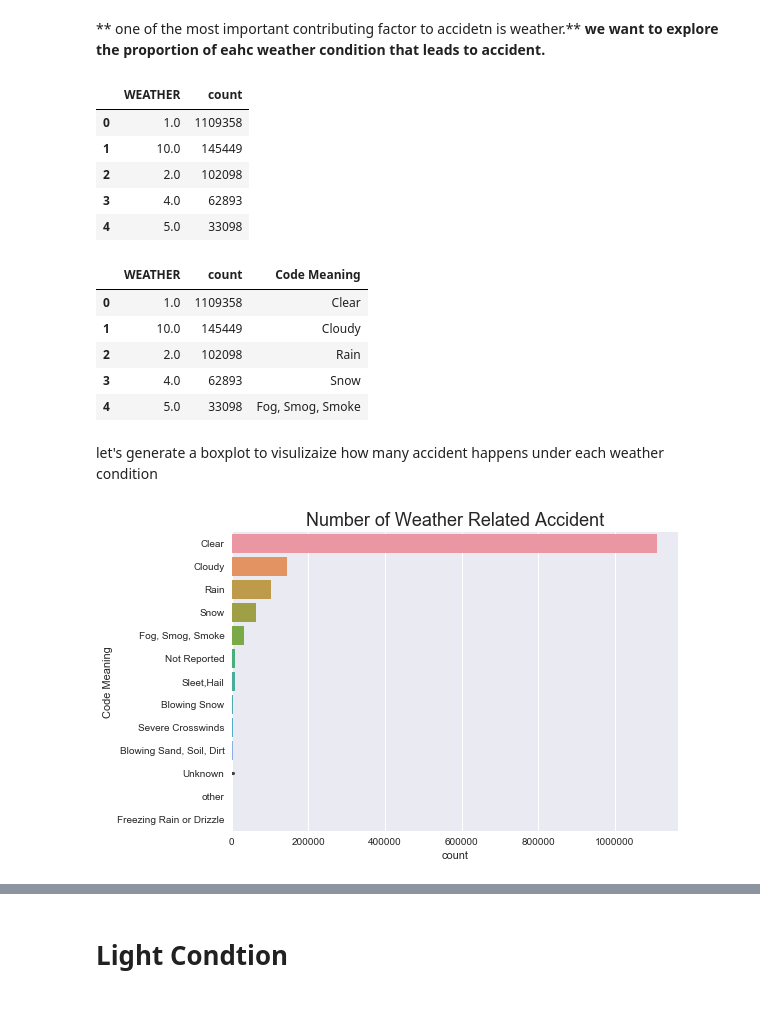
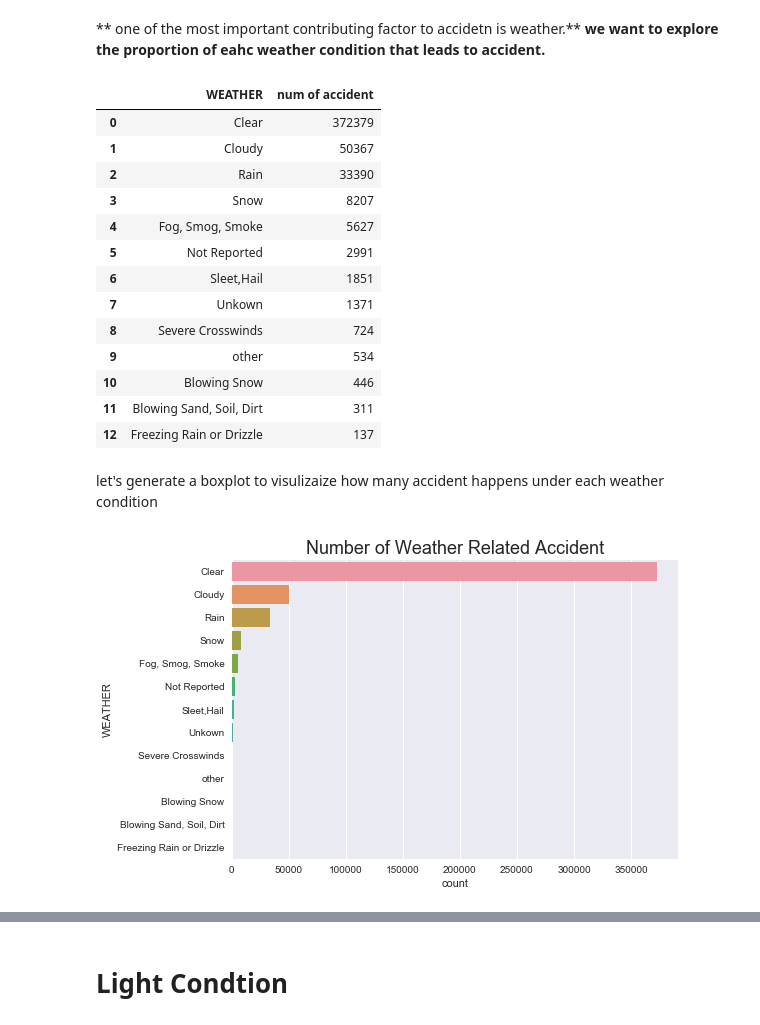
Before and after one commit to junemore/traffic-accidents-analysis, a Jupyter notebook: Notebook4_Non Human-factor Accidents.ipynb, the cells around one changed output, grey strips where cells are left out. Cells and saved outputs as stored; diff of their text form; code cells hidden in the pictures.

```diff
--- a/Notebook4_Non Human-factor Accidents.ipynb
+++ b/Notebook4_Non Human-factor Accidents.ipynb
@@ -20 +35,7 @@ fatal_crashs = pd.read_hdf('results/fatal_crashs.h5', 'fatal_crashs')
+# %%
+accidents = pd.read_hdf('results/accidents.h5', 'accidents')
+vehicles = pd.read_hdf('results/vehicles.h5', 'vehicles')
+person = pd.read_hdf('results/person.h5','person')
+fatal_crashs = pd.merge(vehicles, accidents, left_index=True, right_index=True, how='inner',on=('STATE', 'YEAR','CASE_NUM'))
+fatal_crashs_all = pd.merge(fatal_crashs, person, how='inner',on=('STATE', 'YEAR','CASE_NUM'))
 # %%
@@ -35,13 +56,22 @@ fatal_crashs.head()
 # %%
 accident_weather = fatal_crashs.groupby("WEATHER")["WEATHER"].count().reset_index(name="count").sort_values("count", ascending = False )
 accident_weather = accident_weather.reset_index(drop=True)
+accident_weather = accident_weather.rename(columns={"count" : "num of accident"})
 # %%
-accident_weather.head()
+accident_weather
 # %% [output]
-|  | WEATHER | count |
-| 0 | 1.0 | 1109358 |
-| 1 | 10.0 | 145449 |
-| 2 | 2.0 | 102098 |
-| 3 | 4.0 | 62893 |
-| 4 | 5.0 | 33098 |
+|  | WEATHER | num of accident |
+| 0 | Clear | 372379 |
+| 1 | Cloudy | 50367 |
+| 2 | Rain | 33390 |
+| 3 | Snow | 8207 |
+| 4 | Fog, Smog, Smoke | 5627 |
+| 5 | Not Reported | 2991 |
+| 6 | Sleet,Hail | 1851 |
+| 7 | Unkown | 1371 |
+| 8 | Severe Crosswinds | 724 |
+| 9 | other | 534 |
+| 10 | Blowing Snow | 446 |
+| 11 | Blowing Sand, Soil, Dirt | 311 |
+| 12 | Freezing Rain or Drizzle | 137 |
 # %%
@@ -49,9 +78,0 @@ accident_weather["Code Meaning"] = accident_weather['WEATHER'].map({0.0:'Normal'
-# %%
-accident_weather.head()
-# %% [output]
-|  | WEATHER | count | Code Meaning |
-| 0 | 1.0 | 1109358 | Clear |
-| 1 | 10.0 | 145449 | Cloudy |
-| 2 | 2.0 | 102098 | Rain |
-| 3 | 4.0 | 62893 | Snow |
-| 4 | 5.0 | 33098 | Fog, Smog, Smoke |
@@ -58,9 +81,9 @@ accident_weather.head()
 # %% [markdown]
 let's generate a boxplot to visulizaize how many accident happens under each weather condition
 # %%
-sns.barplot(y = 'Code Meaning', x = 'count', data = accident_weather)
+sns.barplot(y = 'WEATHER', x = 'num of accident', data = accident_weather)
 plt.title("Number of Weather Related Accident", fontsize=18)
 plt.xlabel("count")
 plt.show()
 # %% [output]
-[figure, old version]
+[figure, new version]
```
Also changed, not shown: parts of 59 cells of this notebook, 1 other file.
